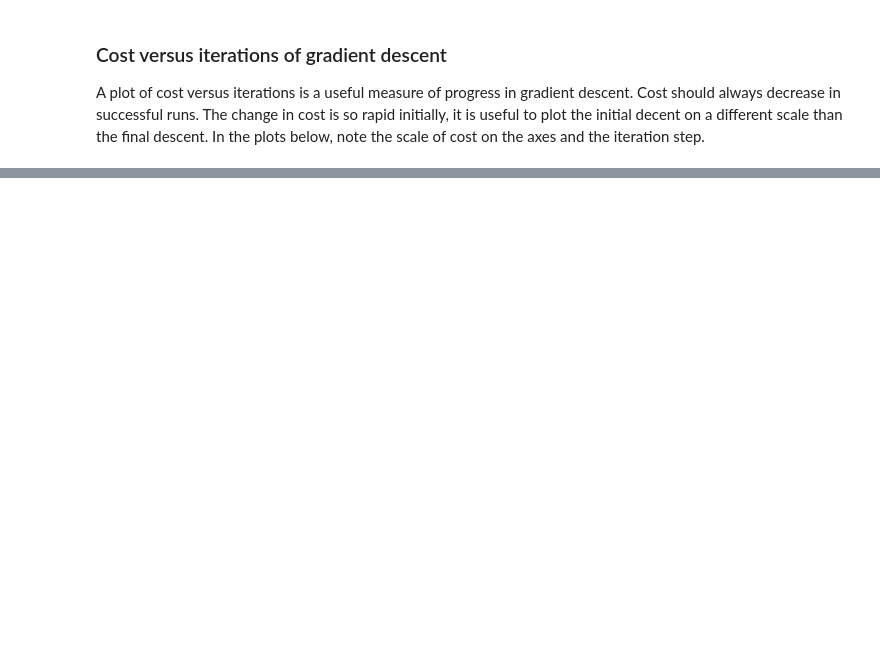
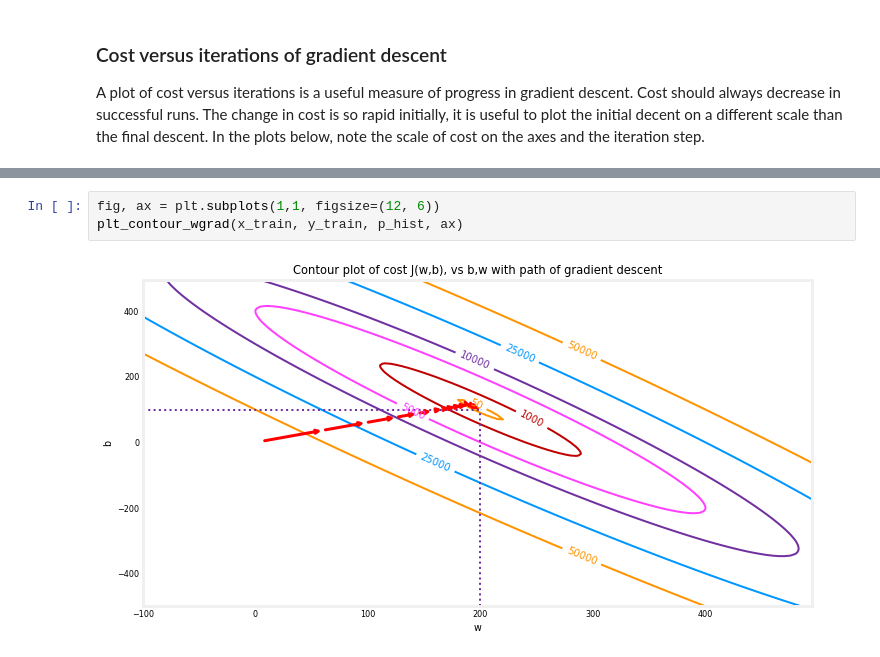
Before and after one commit to OoFa99/Machine-Learning-Specialization, a Jupyter notebook: C1_Supervised Machine Learning: Regression and Classification/Week1/C1_W1_Lab05_Gradient_Descent_Soln.ipynb, the cells around one changed output, grey strips where cells are left out. Saved outputs shown, nothing was run; the diff lists cells and outputs as text; blank space fills up the shorter version.

```diff
--- a/C1_Supervised Machine Learning: Regression and Classification/Week1/C1_W1_Lab05_Gradient_Descent_Soln.ipynb
+++ b/C1_Supervised Machine Learning: Regression and Classification/Week1/C1_W1_Lab05_Gradient_Descent_Soln.ipynb
@@ -222,0 +249,5 @@ A plot of cost versus iterations is a useful measure of progress in gradient des
+# %%
+fig, ax = plt.subplots(1,1, figsize=(12, 6))
+plt_contour_wgrad(x_train, y_train, p_hist, ax)
+# %% [output]
+[figure, added]
```
Also changed, not shown: parts of 7 cells of this notebook.
